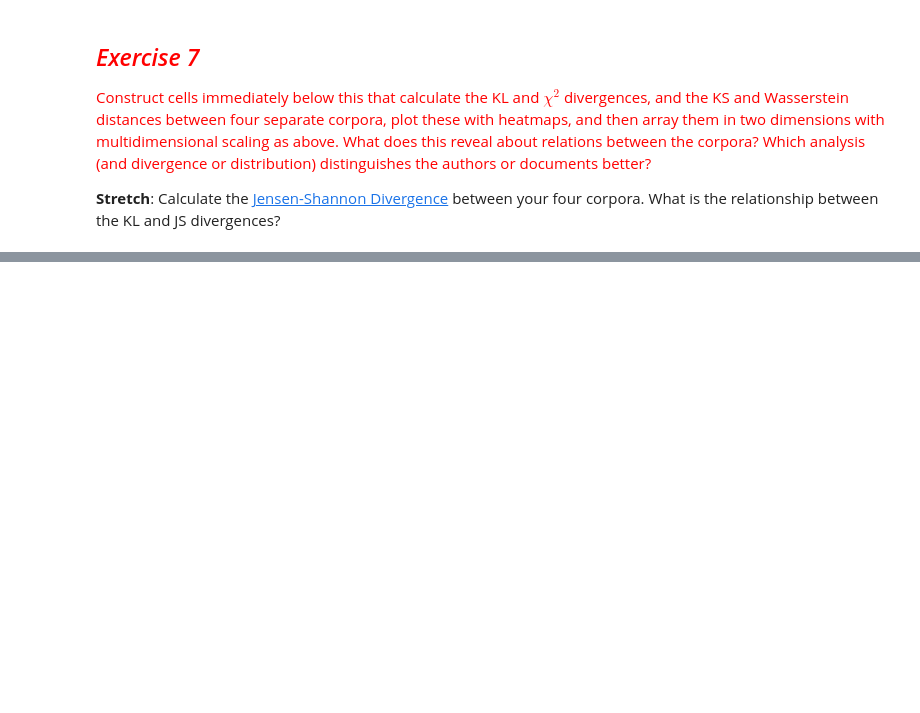
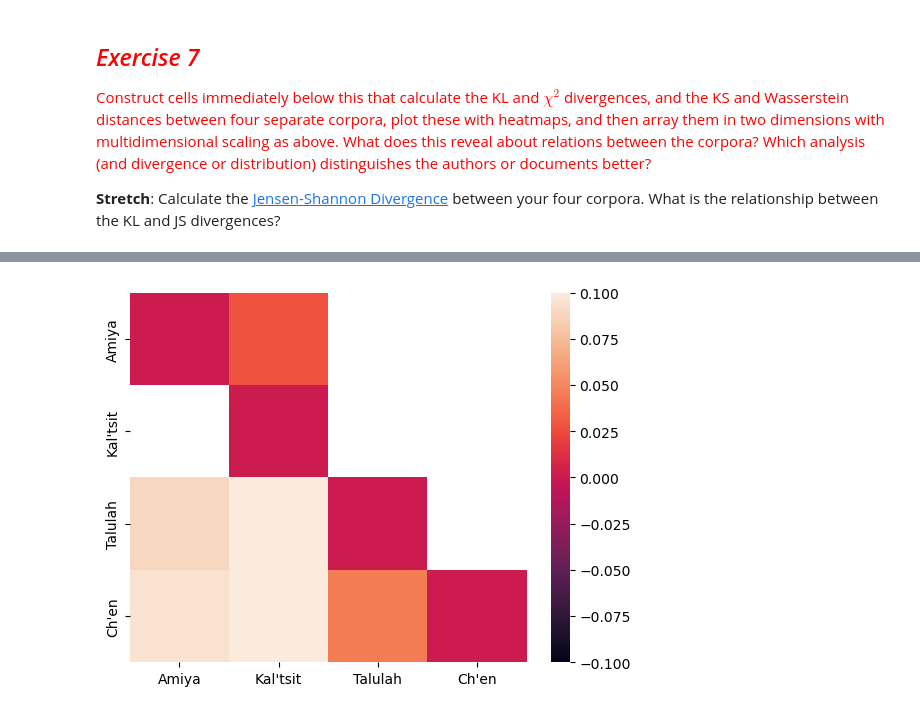
Before and after one commit to Marugannwg/Contant_Analysis_Study, a Jupyter notebook: week 2/2-Counting Words & Phrases to Trace the Distribution of Meaning.ipynb, the cells around one changed output, grey strips where cells are left out. Cells and saved outputs as stored; diff of their text form; code cells hidden in the pictures; blank space fills up the shorter version.

```diff
--- a/week 2/2-Counting Words & Phrases to Trace the Distribution of Meaning.ipynb
+++ b/week 2/2-Counting Words & Phrases to Trace the Distribution of Meaning.ipynb
@@ -2789,3 +2789,10 @@ What are "The Passionate Pilgrim" and "The Phoenix and the Turtle"? Little known
 <font color="red">Construct cells immediately below this that calculate the KL and $\chi^2$ divergences, and the KS and Wasserstein distances between four separate corpora, plot these with heatmaps, and then array them in two dimensions with multidimensional scaling as above. What does this reveal about relations between the corpora? Which analysis (and divergence or distribution) distinguishes the authors or documents better?
 
 **Stretch**: Calculate the [Jensen-Shannon Divergence](https://en.wikipedia.org/wiki/Jensen–Shannon_divergence) between your four corpora. What is the relationship between the KL and JS divergences?</font>
+# %%
+# Try this on Amiya, Kal'tist, Talulah, Ch'en
+
+amiya_text = main_plots_df[main_plots_df['Character'] == 'Amiya']['normalized_tokens'].sum()
+kal_text = main_plots_df[main_plots_df['Character'] == 'Kal\'tsit']['normalized_tokens'].sum()
+Talulah_text = main_plots_df[main_plots_df['Character'] == 'Talulah']['normalized_tokens'].sum()
+Chen_text = main_plots_df[main_plots_df['Character'] == 'Ch\'en']['normalized_tokens'].sum()
@@ -2791,0 +2915,21 @@ What are "The Passionate Pilgrim" and "The Phoenix and the Turtle"? Little known
+# %%
+def create_divergence_matrix(characters, divergence_matrix, difference="KL"):
+    for i in range(len(characters)):
+        for j in range(len(characters)):
+            divergence_matrix[i][j] = Divergence(characters[i], characters[j], difference)
+    return divergence_matrix
+# %%
+# KL divergence matrix
+characters = [amiya_text, kal_text, Talulah_text, Chen_text]
+divergence_matrix = np.zeros((len(characters), len(characters)))
+divergence_matrix = create_divergence_matrix(characters, divergence_matrix, difference="KL")
+
+# plot the heatmap
+
+fig = plt.figure()
+
+div = pandas.DataFrame(divergence_matrix, columns = ['Amiya', 'Kal\'tsit', 'Talulah', 'Ch\'en'], index = ['Amiya', 'Kal\'tsit', 'Talulah', 'Ch\'en'])
+ax = sns.heatmap(div)
+plt.show()
+# %% [output]
+[figure, added]
```
Also changed, not shown: parts of 14 cells of this notebook.
